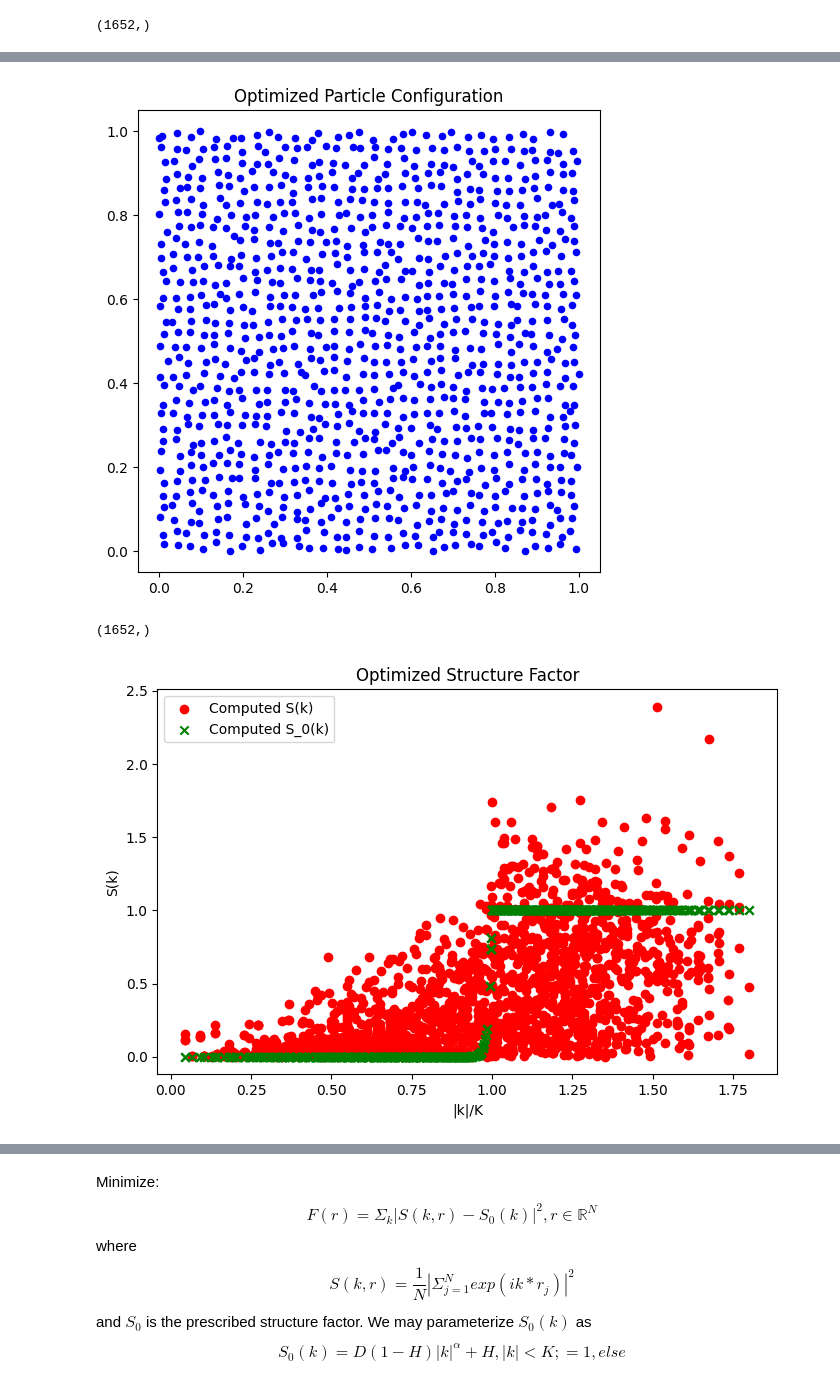
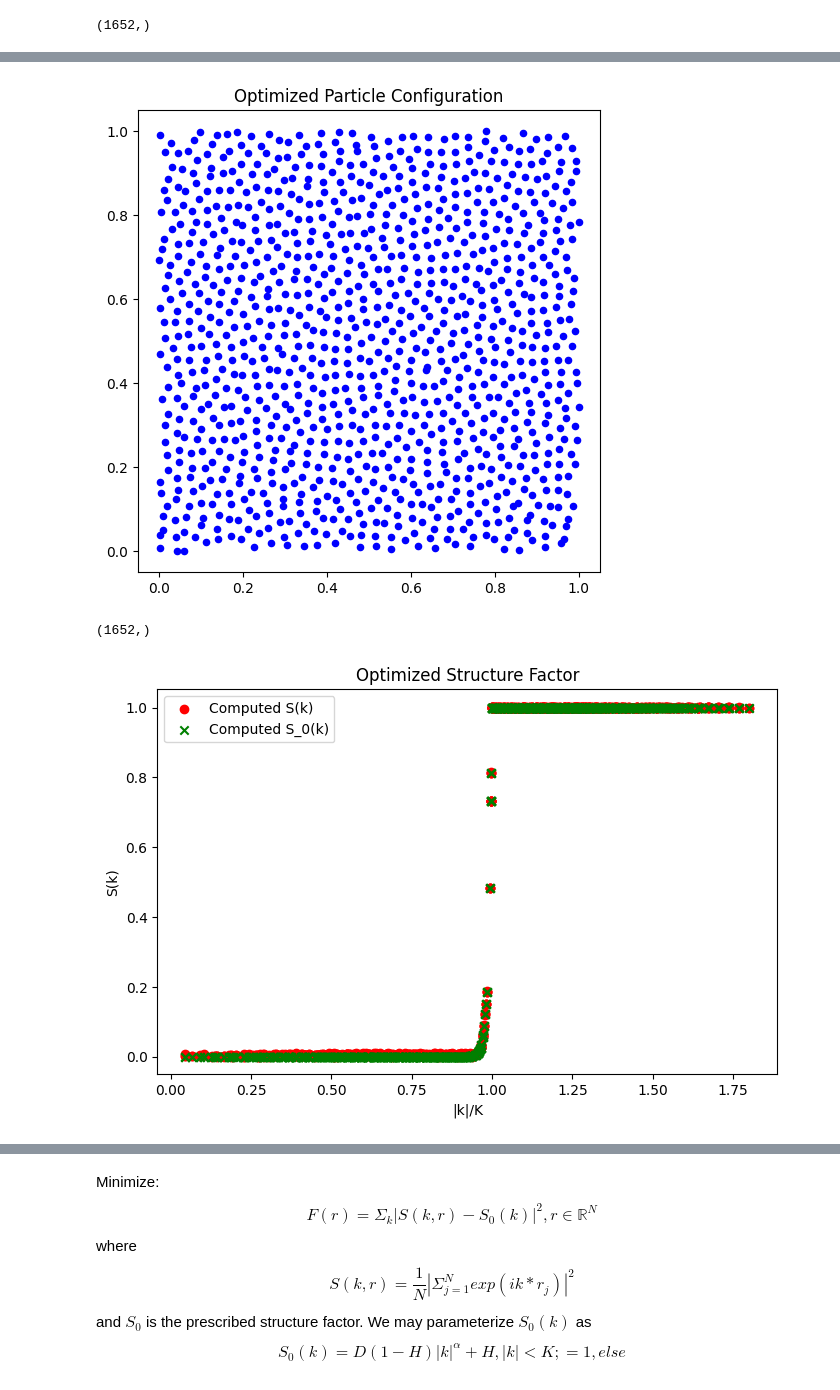
Before and after one commit to BekzatZhar/modeling_seminarSoSe25, a Jupyter notebook: hu_points.ipynb, the cells around one changed output, grey strips where cells are left out. Cells and saved outputs as stored; diff of their text form; code cells hidden in the pictures.

```diff
--- a/hu_points.ipynb
+++ b/hu_points.ipynb
@@ -178,7 +178,7 @@ res = minimize(
     jac=gradient_function,
     args=(k, S0_k),
     method="BFGS",
-    options={"disp": True, "maxiter": 1},
+    options={"disp": True, "maxiter": 1000},
     tol=1e-8
 )
 
@@ -222,8 +222,8 @@ Value before optimizing:  4.3194847770186335
 parameters saved to parms.csv
 phi saved to point_patterns/pp.npy
-[figure, old version]
+[figure, new version]
 (1652,)
-[figure, old version]
+[figure, new version]
 # %%
 import time
 
```
Also changed, not shown: parts of 2 cells of this notebook, 15 other files.
